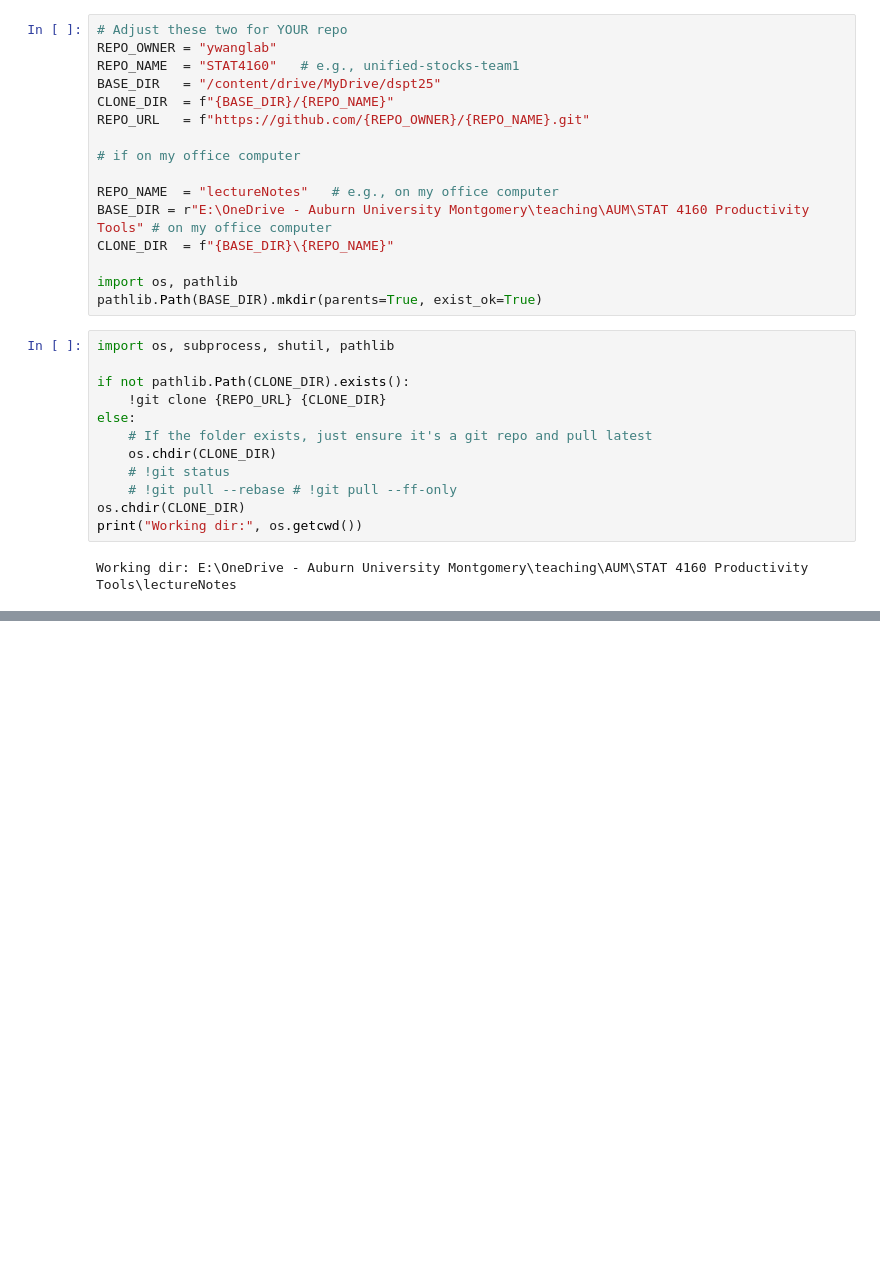
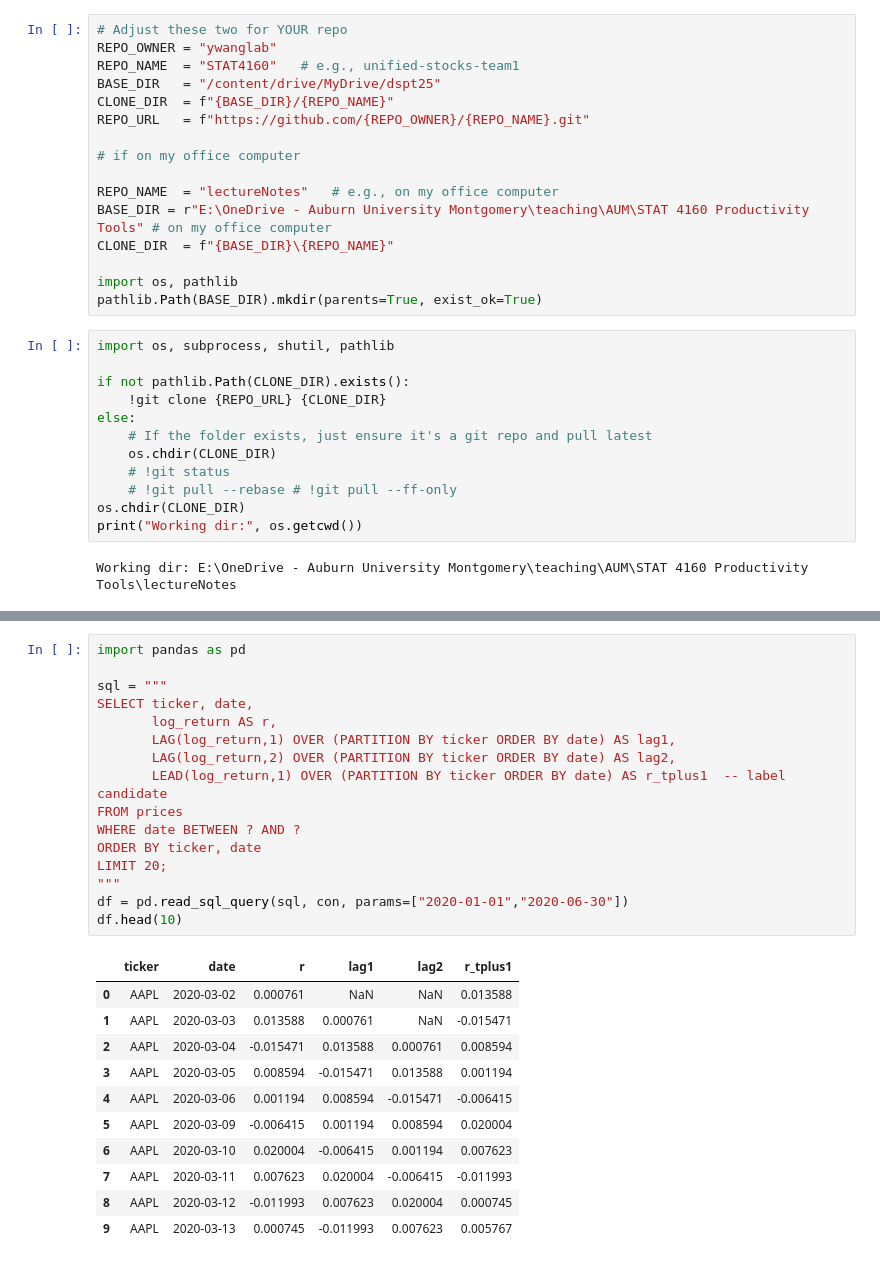
Before and after one commit to ywanglab/STAT4160, a Jupyter notebook: notebooks/lec8-inclass.ipynb, the cells around one changed output, grey strips where cells are left out. Saved outputs shown, nothing was run; the diff lists cells and outputs as text; blank space fills up the shorter version.

```diff
--- a/notebooks/lec8-inclass.ipynb
+++ b/notebooks/lec8-inclass.ipynb
@@ -37,0 +273,28 @@ Working dir: E:\OneDrive - Auburn University Montgomery\teaching\AUM\STAT 4160 P
+# %%
+import pandas as pd
+
+sql = """
+SELECT ticker, date,
+       log_return AS r,
+       LAG(log_return,1) OVER (PARTITION BY ticker ORDER BY date) AS lag1,
+       LAG(log_return,2) OVER (PARTITION BY ticker ORDER BY date) AS lag2,
+       LEAD(log_return,1) OVER (PARTITION BY ticker ORDER BY date) AS r_tplus1  -- label candidate
+FROM prices
+WHERE date BETWEEN ? AND ?
+ORDER BY ticker, date
+LIMIT 20;
+"""
+df = pd.read_sql_query(sql, con, params=["2020-01-01","2020-06-30"])
+df.head(10)
+# %% [output]
+|  | ticker | date | r | lag1 | lag2 | r_tplus1 |
+| 0 | AAPL | 2020-03-02 | 0.000761 | NaN | NaN | 0.013588 |
+| 1 | AAPL | 2020-03-03 | 0.013588 | 0.000761 | NaN | -0.015471 |
+| 2 | AAPL | 2020-03-04 | -0.015471 | 0.013588 | 0.000761 | 0.008594 |
+| 3 | AAPL | 2020-03-05 | 0.008594 | -0.015471 | 0.013588 | 0.001194 |
+| 4 | AAPL | 2020-03-06 | 0.001194 | 0.008594 | -0.015471 | -0.006415 |
+| 5 | AAPL | 2020-03-09 | -0.006415 | 0.001194 | 0.008594 | 0.020004 |
+| 6 | AAPL | 2020-03-10 | 0.020004 | -0.006415 | 0.001194 | 0.007623 |
+| 7 | AAPL | 2020-03-11 | 0.007623 | 0.020004 | -0.006415 | -0.011993 |
+| 8 | AAPL | 2020-03-12 | -0.011993 | 0.007623 | 0.020004 | 0.000745 |
+| 9 | AAPL | 2020-03-13 | 0.000745 | -0.011993 | 0.007623 | 0.005767 |
```
Also changed, not shown: parts of 9 cells of this notebook, 4 other files.
